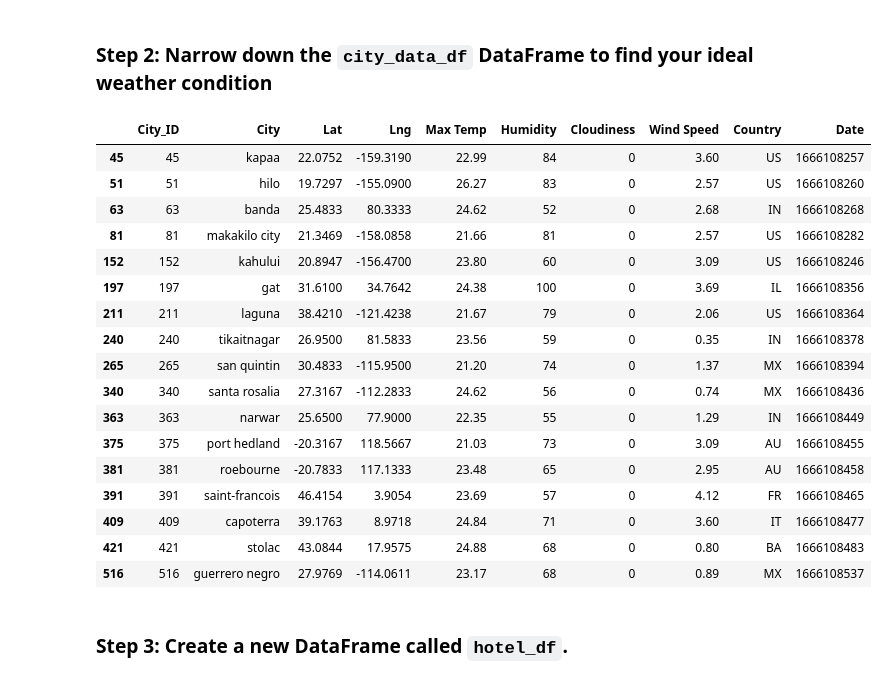
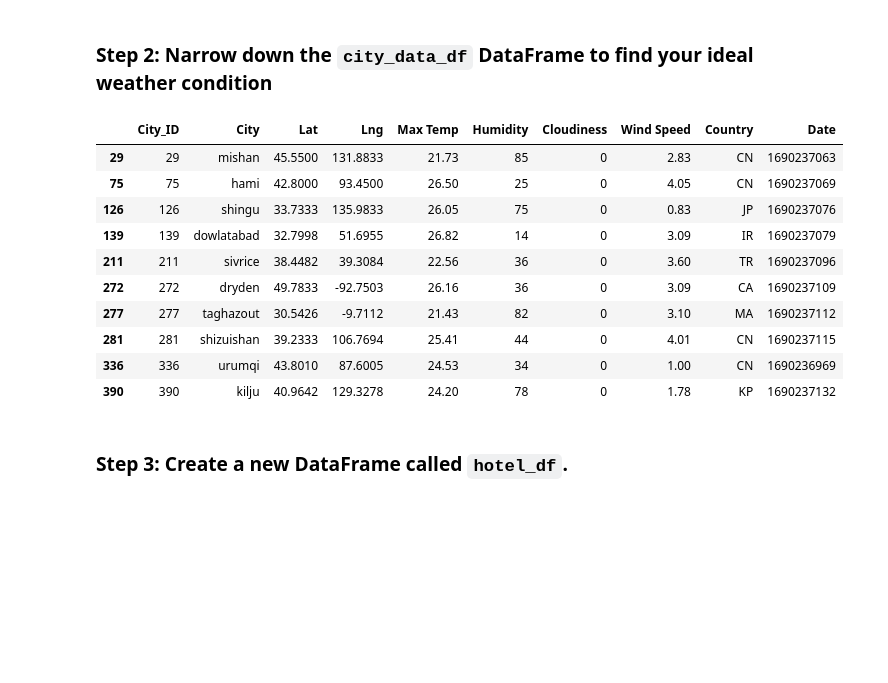
Before and after one commit to cburgyan/python-api-challenge, a Jupyter notebook: WeatherPy/VacationPy.ipynb, the cells around one changed output. Cells and saved outputs as stored; diff of their text form; code cells hidden in the pictures; blank space fills up the shorter version.

```diff
--- a/WeatherPy/VacationPy.ipynb
+++ b/WeatherPy/VacationPy.ipynb
@@ -54,32 +57,29 @@ mplot
 ### Step 2: Narrow down the `city_data_df` DataFrame to find your ideal weather condition
 # %%
 # Narrow down cities that fit criteria and drop any results with null values
-# YOUR CODE HERE
+limit = 10
+ideal_df = city_data_df[(city_data_df['Max Temp'] >= 20)
+                        & (city_data_df['Max Temp'] <= 27)
+                        & (city_data_df['Wind Speed'] < 4.5)
+                        & (city_data_df['Cloudiness'] == 0)].head(limit)
 
 # Drop any rows with null values
-# YOUR CODE HERE
+ideal_df = ideal_df.dropna()
 
 # Display sample data
-# YOUR CODE HERE
+ideal_df
 # %% [output]
 |  | City_ID | City | Lat | Lng | Max Temp | Humidity | Cloudiness | Wind Speed | Country | Date |
-| 45 | 45 | kapaa | 22.0752 | -159.3190 | 22.99 | 84 | 0 | 3.60 | US | 1666108257 |
-| 51 | 51 | hilo | 19.7297 | -155.0900 | 26.27 | 83 | 0 | 2.57 | US | 1666108260 |
-| 63 | 63 | banda | 25.4833 | 80.3333 | 24.62 | 52 | 0 | 2.68 | IN | 1666108268 |
-| 81 | 81 | makakilo city | 21.3469 | -158.0858 | 21.66 | 81 | 0 | 2.57 | US | 1666108282 |
-| 152 | 152 | kahului | 20.8947 | -156.4700 | 23.80 | 60 | 0 | 3.09 | US | 1666108246 |
-| 197 | 197 | gat | 31.6100 | 34.7642 | 24.38 | 100 | 0 | 3.69 | IL | 1666108356 |
-| 211 | 211 | laguna | 38.4210 | -121.4238 | 21.67 | 79 | 0 | 2.06 | US | 1666108364 |
-| 240 | 240 | tikaitnagar | 26.9500 | 81.5833 | 23.56 | 59 | 0 | 0.35 | IN | 1666108378 |
-| 265 | 265 | san quintin | 30.4833 | -115.9500 | 21.20 | 74 | 0 | 1.37 | MX | 1666108394 |
-| 340 | 340 | santa rosalia | 27.3167 | -112.2833 | 24.62 | 56 | 0 | 0.74 | MX | 1666108436 |
-| 363 | 363 | narwar | 25.6500 | 77.9000 | 22.35 | 55 | 0 | 1.29 | IN | 1666108449 |
-| 375 | 375 | port hedland | -20.3167 | 118.5667 | 21.03 | 73 | 0 | 3.09 | AU | 1666108455 |
-| 381 | 381 | roebourne | -20.7833 | 117.1333 | 23.48 | 65 | 0 | 2.95 | AU | 1666108458 |
-| 391 | 391 | saint-francois | 46.4154 | 3.9054 | 23.69 | 57 | 0 | 4.12 | FR | 1666108465 |
-| 409 | 409 | capoterra | 39.1763 | 8.9718 | 24.84 | 71 | 0 | 3.60 | IT | 1666108477 |
-| 421 | 421 | stolac | 43.0844 | 17.9575 | 24.88 | 68 | 0 | 0.80 | BA | 1666108483 |
-| 516 | 516 | guerrero negro | 27.9769 | -114.0611 | 23.17 | 68 | 0 | 0.89 | MX | 1666108537 |
+| 29 | 29 | mishan | 45.5500 | 131.8833 | 21.73 | 85 | 0 | 2.83 | CN | 1690237063 |
+| 75 | 75 | hami | 42.8000 | 93.4500 | 26.50 | 25 | 0 | 4.05 | CN | 1690237069 |
+| 126 | 126 | shingu | 33.7333 | 135.9833 | 26.05 | 75 | 0 | 0.83 | JP | 1690237076 |
+| 139 | 139 | dowlatabad | 32.7998 | 51.6955 | 26.82 | 14 | 0 | 3.09 | IR | 1690237079 |
+| 211 | 211 | sivrice | 38.4482 | 39.3084 | 22.56 | 36 | 0 | 3.60 | TR | 1690237096 |
+| 272 | 272 | dryden | 49.7833 | -92.7503 | 26.16 | 36 | 0 | 3.09 | CA | 1690237109 |
+| 277 | 277 | taghazout | 30.5426 | -9.7112 | 21.43 | 82 | 0 | 3.10 | MA | 1690237112 |
+| 281 | 281 | shizuishan | 39.2333 | 106.7694 | 25.41 | 44 | 0 | 4.01 | CN | 1690237115 |
+| 336 | 336 | urumqi | 43.8010 | 87.6005 | 24.53 | 34 | 0 | 1.00 | CN | 1690236969 |
+| 390 | 390 | kilju | 40.9642 | 129.3278 | 24.20 | 78 | 0 | 1.78 | KP | 1690237132 |
 # %% [markdown]
 ### Step 3: Create a new DataFrame called `hotel_df`.
 # %%
```
Also changed, not shown: parts of 6 cells of this notebook.
